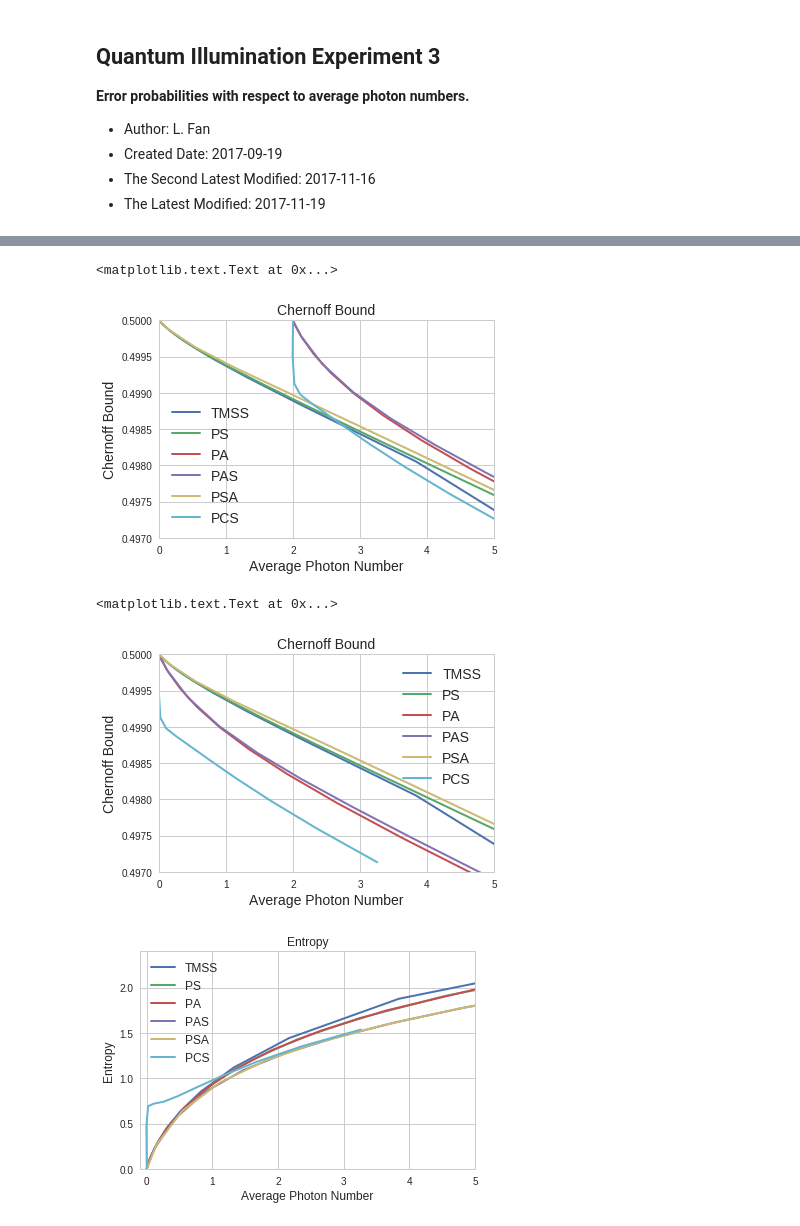
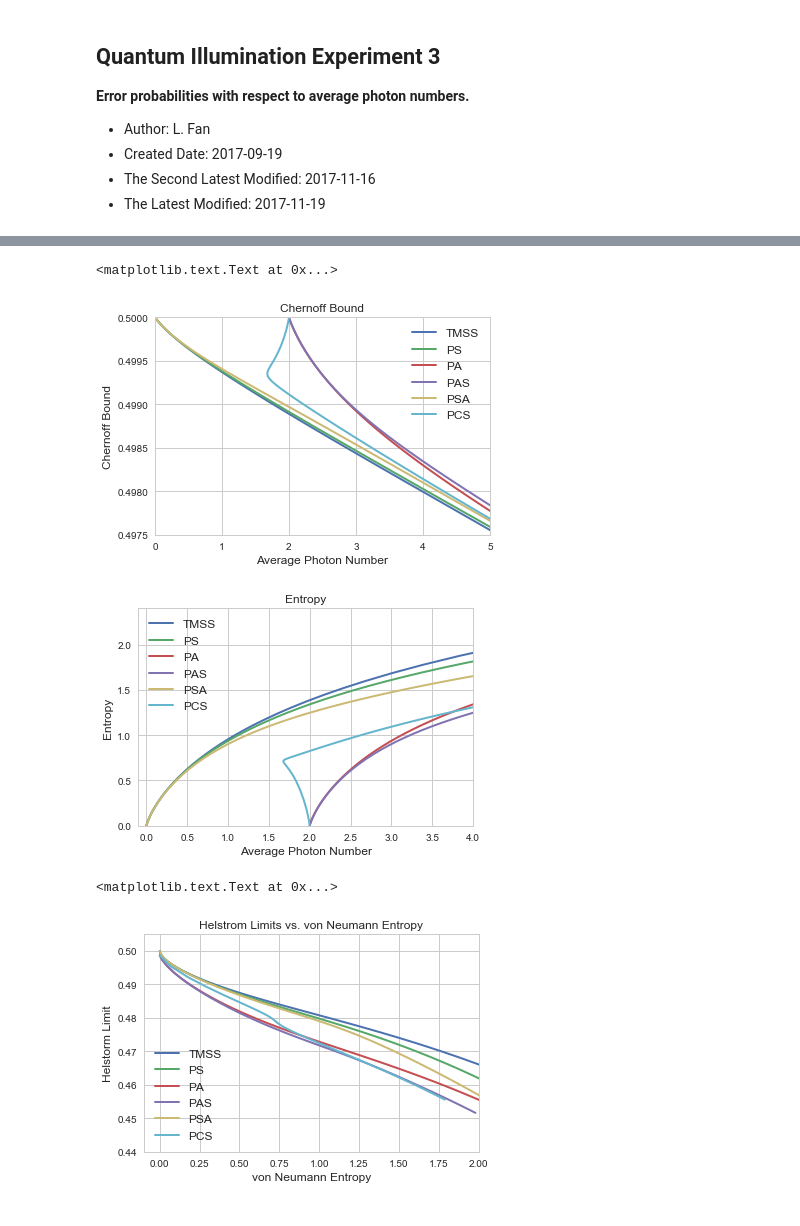
Before and after one commit to lffan/quantum_illumination, a Jupyter notebook: ipynbs/Experiment_3_Perr_vs_AverN_dev-Copy1.ipynb, the cells around one changed output, grey strips where cells are left out. Cells and saved outputs as stored; diff of their text form; code cells hidden in the pictures.

Commit message:
nth 1.0 n_max 32 expr 3 done

```diff
--- a/ipynbs/Experiment_3_Perr_vs_AverN_dev-Copy1.ipynb
+++ b/ipynbs/Experiment_3_Perr_vs_AverN_dev-Copy1.ipynb
@@ -20,7 +20,7 @@ set_matplotlib_formats('pdf', 'png')
 np.set_printoptions(threshold='nan', precision=6, suppress=True)
 %matplotlib inline
 # %%
-df1 = pd.read_csv('../output/data/expr_3_nbar_nth_1.0_g_11_01-31.csv', comment='#')
+df1 = pd.read_csv('../output/data/expr_3_nbar_nth_1.0_g_51_01-31.csv', comment='#')
 names = ('TMSS', 'PS', 'PA', 'PAS', 'PSA', 'PCS')
 # names = ('TMSS', 'PS', 'PSA')
 # %%
@@ -67,43 +67,40 @@ for name in names:
     avern = temp_df['Aver_N']
     plt.plot(avern, temp_df['Chernoff_Bound'], lw=2, label=name)
 plt.xlim(0, 5)
-plt.ylim(0.497, 0.5)
-plt.legend(fontsize=14)
-plt.xlabel("Average Photon Number", fontsize=14)
-plt.ylabel("Chernoff Bound", fontsize=14)
-plt.title("Chernoff Bound", fontsize=14)
+plt.ylim(0.4975, 0.5)
+plt.legend(fontsize=12)
+plt.xlabel("Average Photon Number", fontsize=12)
+plt.ylabel("Chernoff Bound", fontsize=12)
+plt.title("Chernoff Bound", fontsize=12)
 # %% [output]
 <matplotlib.text.Text at 0x...>
-[figure, old version]
+[figure, new version]
 # %%
 for name in names:
     temp_df = df1[df1['State'] == name]
     avern = temp_df['Aver_N']
-    if name in ('PA', 'PAS', 'PCS'):
-        avern = avern - 2
-    plt.plot(avern, temp_df['Chernoff_Bound'], lw=2, label=name)
-plt.xlim(0, 5)
-plt.ylim(0.497, 0.5)
-plt.legend(fontsize=14)
-plt.xlabel("Average Photon Number", fontsize=14)
-plt.ylabel("Chernoff Bound", fontsize=14)
-plt.title("Chernoff Bound", fontsize=14)
+    plt.plot(avern, temp_df['VN_Entropy'], lw=2, label=name)
+plt.xlim(-0.1, 4)
+plt.ylim(0.0, 2.4)
+plt.legend(fontsize=12)
+plt.xlabel("Average Photon Number", fontsize=12)
+plt.ylabel("Entropy", fontsize=12)
+plt.title("Entropy", fontsize=12)
+plt.savefig('../output/figures/g_entropy_vs_nbar_nth_1.pdf', bbox_inches='tight')
 # %% [output]
-<matplotlib.text.Text at 0x...>
-[figure, old version]
+[figure, new version]
 # %%
 for name in names:
     temp_df = df1[df1['State'] == name]
-    avern = temp_df['Aver_N']
-    if name in ('PA', 'PAS', 'PCS'):
-        avern = avern - 2
-    plt.plot(avern, temp_df['VN_Entropy'], lw=2, label=name)
-plt.xlim(-0.1, 5)
-plt.ylim(0.0, 2.4)
+    plt.plot(temp_df['VN_Entropy'], temp_df['Helstrom_Bound'],
+             lw=2, label=name)
+plt.xlim(-0.1, 2)
+plt.ylim(0.44, 0.505)
 plt.legend(fontsize=12)
-plt.xlabel("Average Photon Number", fontsize=12)
-plt.ylabel("Entropy", fontsize=12)
-plt.title("Entropy", fontsize=12)
-plt.savefig('../output/figures/g_entropy_vs_nbar_nth_1.pdf', bbox_inches='tight')
+plt.xlabel("von Neumann Entropy", fontsize=12)
+plt.ylabel("Helstorm Limit", fontsize=12)
+plt.title("Helstrom Limits vs. von Neumann Entropy", fontsize=12)
+# plt.savefig('../output/figures/g_qhb_vs_entropy_nth_1.pdf', bbox_inches='tight')
 # %% [output]
+<matplotlib.text.Text at 0x...>
-[figure, old version]
+[figure, new version]
```
Also changed, not shown: parts of 5 cells of this notebook, 1 other file.
